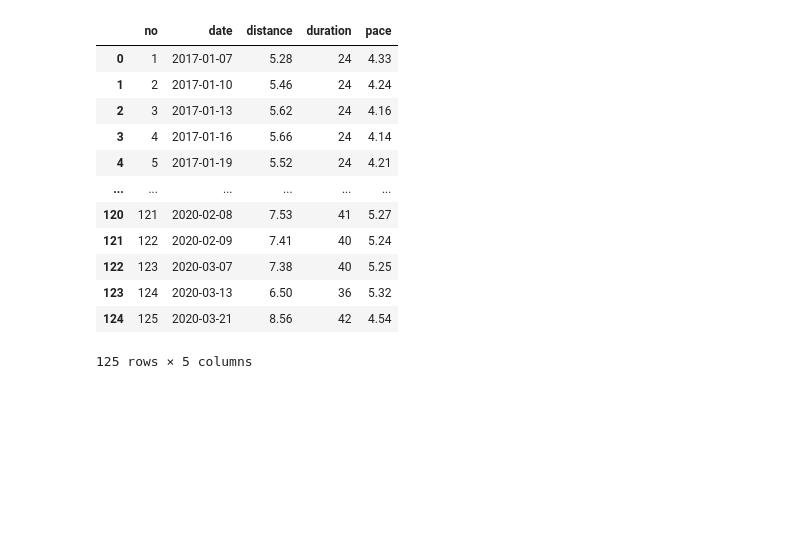
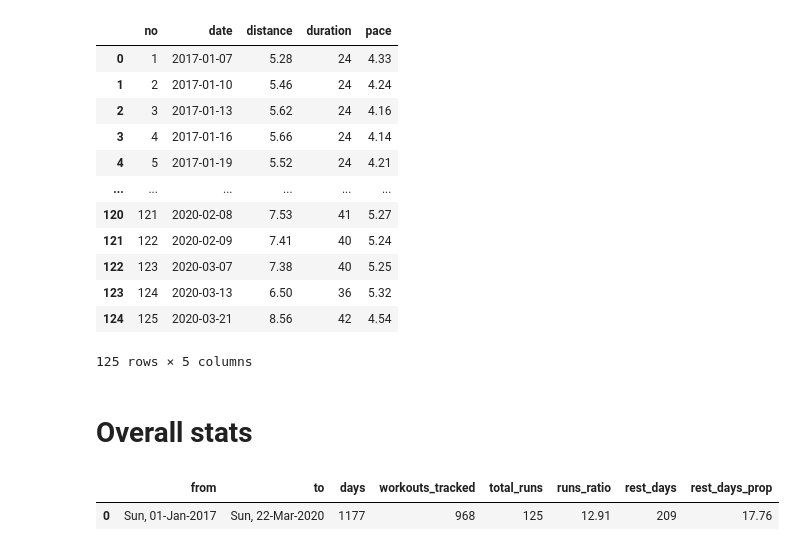
Before and after one commit to maosa/fitpy, a Jupyter notebook: data_manipulation.ipynb, the cells around one changed output. Saved outputs shown, nothing was run; the diff lists cells and outputs as text; code cells hidden in the pictures; blank space fills up the shorter version.

Commit message:
added an overall statistics table

```diff
--- a/data_manipulation.ipynb
+++ b/data_manipulation.ipynb
@@ -981,3 +981,42 @@ run
 | 123 | 124 | 2020-03-13 | 6.50 | 36 | 5.32 |
 | 124 | 125 | 2020-03-21 | 8.56 | 42 | 4.54 |
 125 rows × 5 columns
+# %% [markdown]
+# Overall stats
+# %%
+if ((datetime.date(data['date'].iloc[-1]) - datetime.date(data['date'].iloc[0])).days + 1 == len(data)):
+    days = len(data)
+else:
+    days = 'ERROR'
+
+workouts_tracked = len(data[
+    ((data['workout'] != 'Rest') & (data['category'] != 'rest')) & (data['duration'] != 0)
+])
+
+total_runs = len(run)
+
+runs_ratio = round((total_runs/workouts_tracked)*100, 2)
+
+rest_days = len(data[
+    ((data['workout'] == 'Rest') & (data['category'] == 'rest')) & (data['duration'] == 0)
+])
+
+rest_days_prop = round((rest_days/days)*100, 2)
+
+stats = {
+    'from' : data['date'].dt.strftime('%a, %d-%b-%Y').iloc[0],
+    'to' : data['date'].dt.strftime('%a, %d-%b-%Y').iloc[-1],
+    'days' : [days],
+    'workouts_tracked' : [workouts_tracked],
+    'total_runs' : [total_runs],
+    'runs_ratio' : [runs_ratio],
+    'rest_days' : [rest_days],
+    'rest_days_prop' : [rest_days_prop]
+}
+
+stats_df = pd.DataFrame(data=stats)
+
+stats_df
+# %% [output]
+|  | from | to | days | workouts_tracked | total_runs | runs_ratio | rest_days | rest_days_prop |
+| 0 | Sun, 01-Jan-2017 | Sun, 22-Mar-2020 | 1177 | 968 | 125 | 12.91 | 209 | 17.76 |
```
Also changed, not shown: parts of 3 cells of this notebook, 6 other files.
